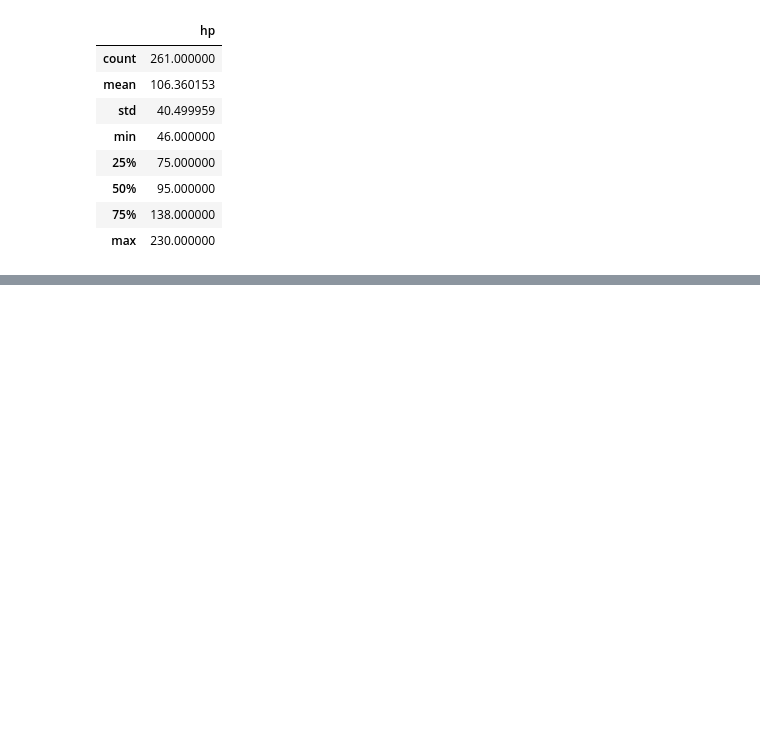
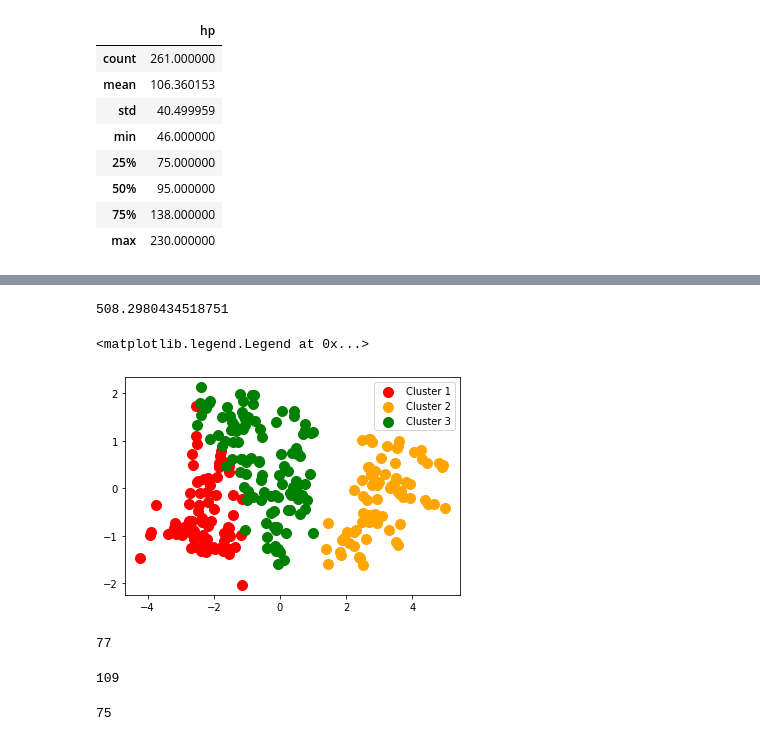
Before and after one commit to itimes-digital/Bootcamp-Analista-de-Machine-Learning-IGTI, a Jupyter notebook: desafio_final.ipynb, the cells around one changed output, grey strips where cells are left out. Saved outputs shown, nothing was run; the diff lists cells and outputs as text; code cells hidden in the pictures; blank space fills up the shorter version.

```diff
--- a/desafio_final.ipynb
+++ b/desafio_final.ipynb
@@ -190,0 +248,2 @@ scaler.transform(dataset[['hp']])
+# %%
+dataset_pca = pca.fit_transform(new_dataset)
@@ -190,0 +280,33 @@ scaler.transform(dataset[['hp']])
+# %%
+dataset_kmeans = dataset_pca[:, :3]
+# %%
+from sklearn.cluster import KMeans
+
+kmeans = KMeans(n_clusters=3,random_state=42)
+kmeans.fit(dataset_kmeans)
+kmeans.inertia_
+# %% [output]
+508.2980434518751
+# %%
+kmeans = KMeans(n_clusters = 3, random_state = 42);
+previsoes = kmeans.fit_predict(dataset_kmeans)
+# %%
+plt.scatter(dataset_kmeans[previsoes == 0, 0], dataset_kmeans[previsoes == 0, 1], s = 100, c = 'red', label = 'Cluster 1')
+plt.scatter(dataset_kmeans[previsoes == 1, 0], dataset_kmeans[previsoes == 1, 1], s = 100, c = 'orange' , label = 'Cluster 2')
+plt.scatter(dataset_kmeans[previsoes == 2, 0], dataset_kmeans[previsoes == 2, 1], s = 100, c = 'green', label = 'Cluster 3')
+plt.legend()
+# %% [output]
+<matplotlib.legend.Legend at 0x...>
+[figure, added]
+# %%
+len(dataset_kmeans[previsoes == 0, 0])
+# %% [output]
+77
+# %%
+len(dataset_kmeans[previsoes == 2, 1])
+# %% [output]
+109
+# %%
+len(dataset_kmeans[previsoes == 1, 1])
+# %% [output]
+75
```
Also changed, not shown: parts of 32 cells of this notebook.
